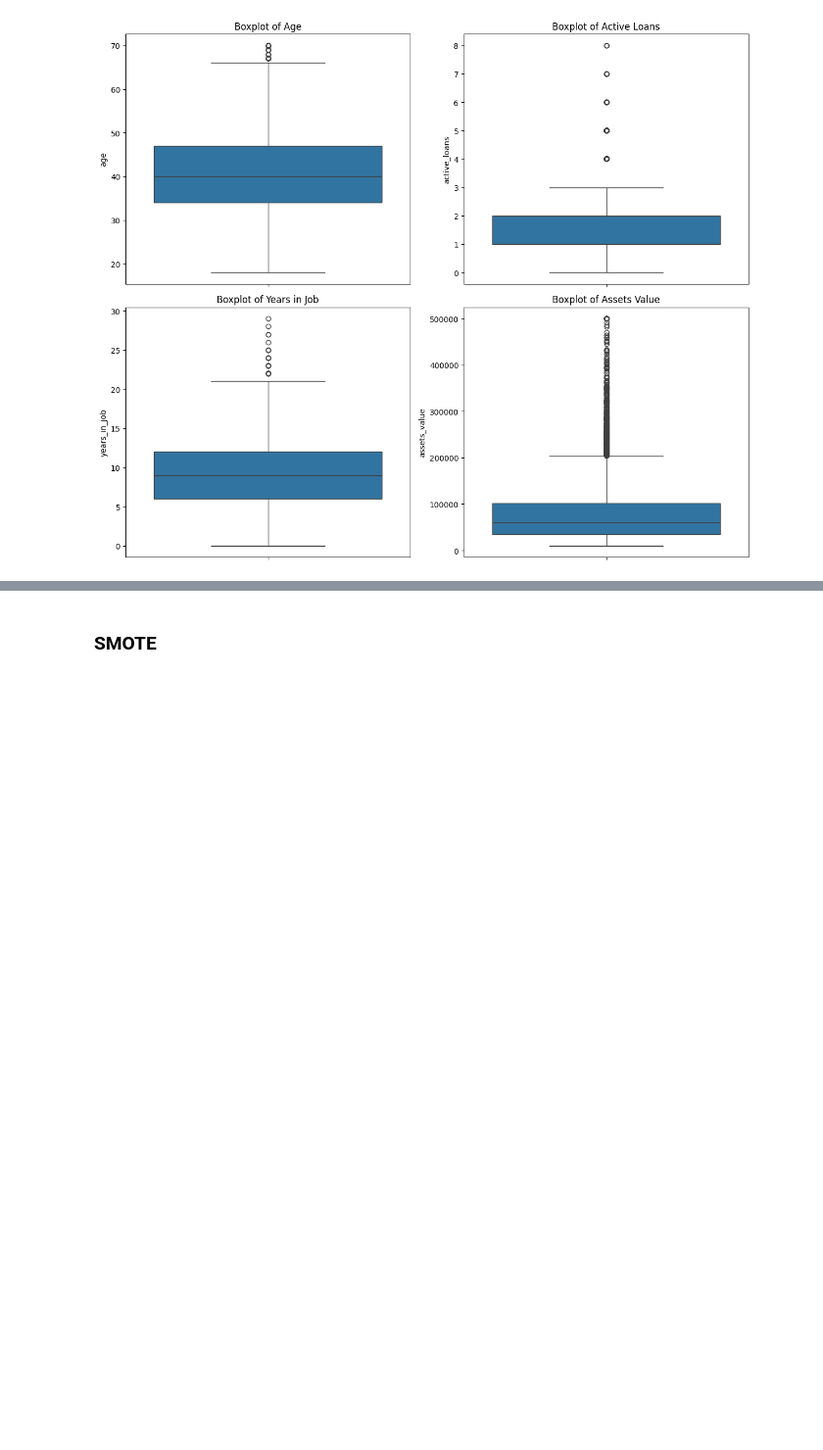
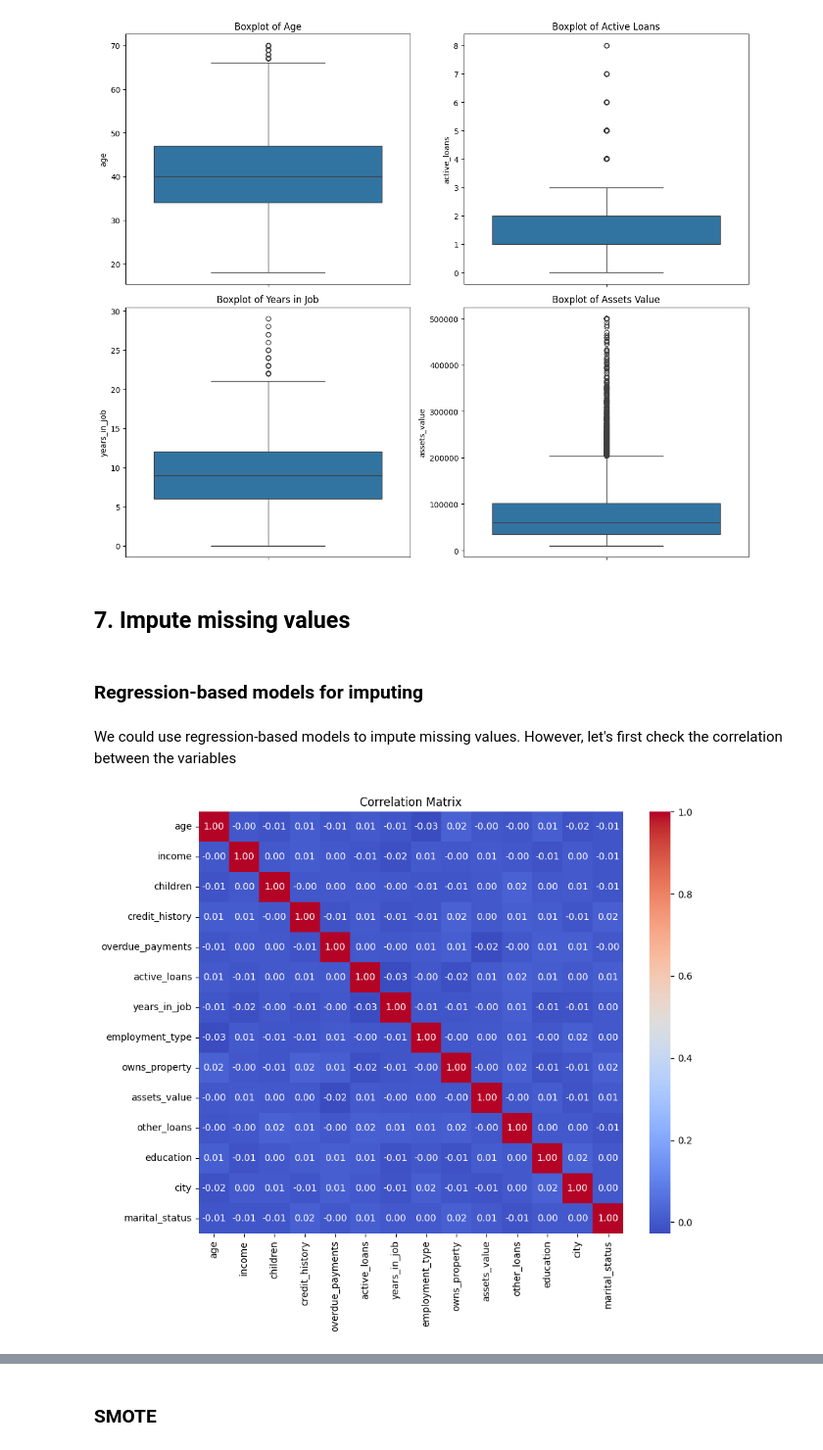
Before and after one commit to davydantoniuk/credit-risk-classifier, a Jupyter notebook: client_classifier.ipynb, the cells around one changed output, grey strips where cells are left out. Shown: that part at 98% size. Drawn from its saved outputs; the diff is of its cells as text; code cells hidden in the pictures; blank space fills up the shorter version.

```diff
--- a/client_classifier.ipynb
+++ b/client_classifier.ipynb
@@ -350,3 +461,18 @@ plt.tight_layout()
 plt.show()
 # %% [output]
 [figure]
+# %% [markdown]
+## 7. Impute missing values
+# %% [markdown]
+### Regression-based models for imputing
+# %% [markdown]
+We could use regression-based models to impute missing values. However, let's first check the correlation between the variables
+# %%
+corr_matrix = data.drop('credit_risk', axis=1).corr()
+
+plt.figure(figsize=(10, 8))
+sns.heatmap(corr_matrix, annot=True, cmap='coolwarm', fmt=".2f")
+plt.title("Correlation Matrix")
+plt.show()
+# %% [output]
+[figure, added]
```
Also changed, not shown: parts of 133 cells of this notebook.
